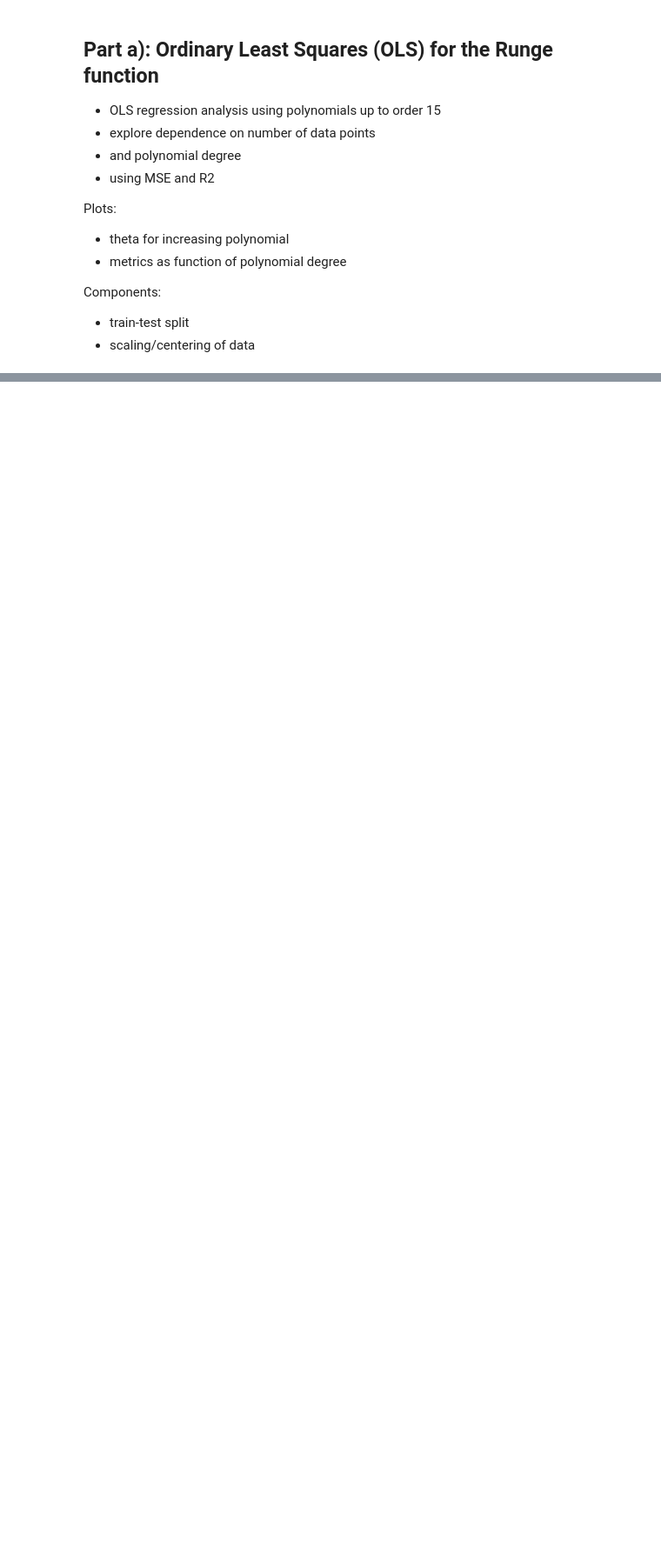
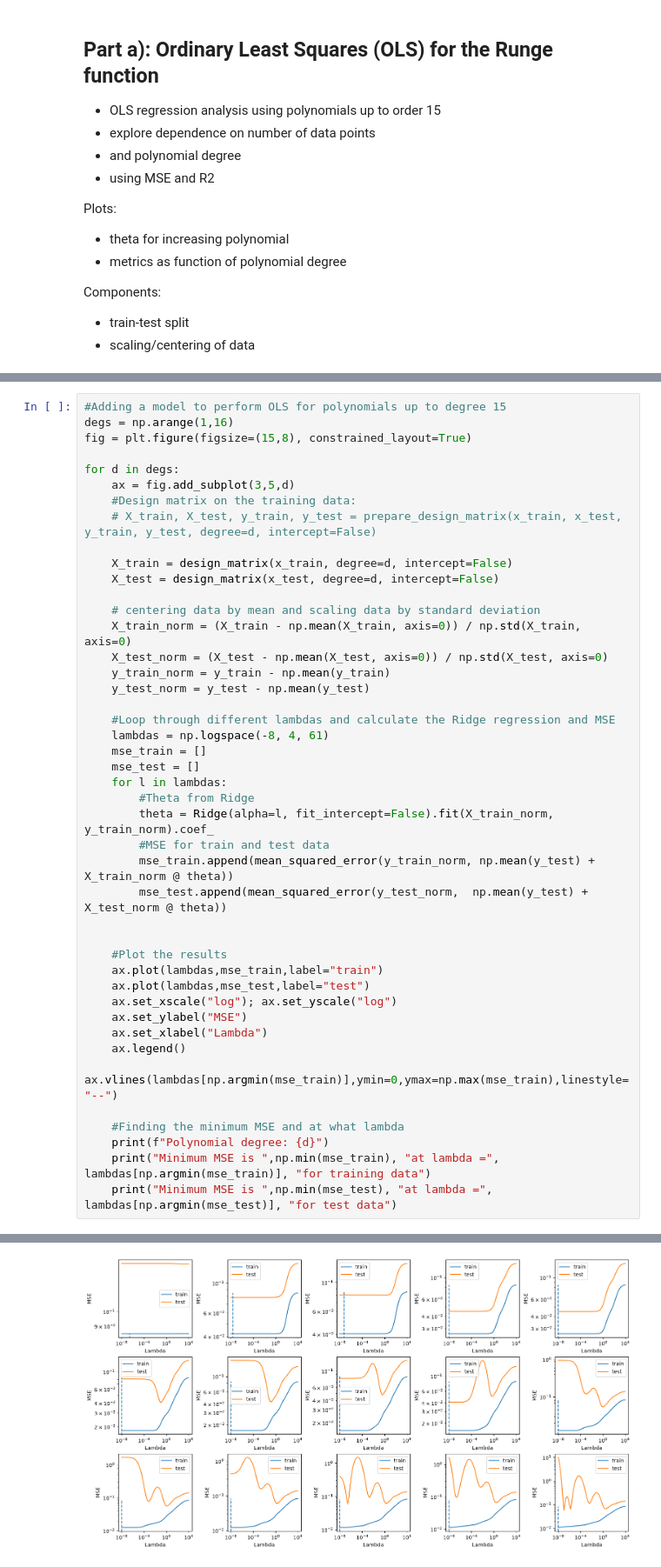
Before and after one commit to lukasMK01/FYS-STK4155, a Jupyter notebook: project_1/wip_project1.ipynb, the cells around one changed output, grey strips where cells are left out. Shown at 87% size. Saved outputs shown, nothing was run; the diff lists cells and outputs as text; blank space fills up the shorter version.

```diff
--- a/project_1/wip_project1.ipynb
+++ b/project_1/wip_project1.ipynb
@@ -145,0 +151,45 @@ plt.show()
+# %%
+#Adding a model to perform OLS for polynomials up to degree 15
+degs = np.arange(1,16)
+fig = plt.figure(figsize=(15,8), constrained_layout=True)
+
+for d in degs:
+    ax = fig.add_subplot(3,5,d)
+    #Design matrix on the training data:
+    # X_train, X_test, y_train, y_test = prepare_design_matrix(x_train, x_test, y_train, y_test, degree=d, intercept=False)
+
+    X_train = design_matrix(x_train, degree=d, intercept=False)
+    X_test = design_matrix(x_test, degree=d, intercept=False)
+
+    # centering data by mean and scaling data by standard deviation
+    X_train_norm = (X_train - np.mean(X_train, axis=0)) / np.std(X_train, axis=0)
+    X_test_norm = (X_test - np.mean(X_test, axis=0)) / np.std(X_test, axis=0)
+    y_train_norm = y_train - np.mean(y_train)
+    y_test_norm = y_test - np.mean(y_test)
+
+    #Loop through different lambdas and calculate the Ridge regression and MSE
+    lambdas = np.logspace(-8, 4, 61)
+    mse_train = []
+    mse_test = []
+    for l in lambdas:
+        #Theta from Ridge
+        theta = Ridge(alpha=l, fit_intercept=False).fit(X_train_norm, y_train_norm).coef_
+        #MSE for train and test data
+        mse_train.append(mean_squared_error(y_train_norm, np.mean(y_test) + X_train_norm @ theta))
+        mse_test.append(mean_squared_error(y_test_norm,  np.mean(y_test) + X_test_norm @ theta))
+
+
+    #Plot the results
+    ax.plot(lambdas,mse_train,label="train")
+    ax.plot(lambdas,mse_test,label="test")
+    ax.set_xscale("log"); ax.set_yscale("log")
+    ax.set_ylabel("MSE")
+    ax.set_xlabel("Lambda")
+    ax.legend()
+    ax.vlines(lambdas[np.argmin(mse_train)],ymin=0,ymax=np.max(mse_train),linestyle="--")
+
+    #Finding the minimum MSE and at what lambda
+    print(f"Polynomial degree: {d}")
+    print("Minimum MSE is ",np.min(mse_train), "at lambda =", lambdas[np.argmin(mse_train)], "for training data")
+    print("Minimum MSE is ",np.min(mse_test), "at lambda =", lambdas[np.argmin(mse_test)], "for test data")
+# %% [output]
@@ -145,0 +213 @@ plt.show()
+[figure, added]
```
Also changed, not shown: parts of 3 cells of this notebook.
